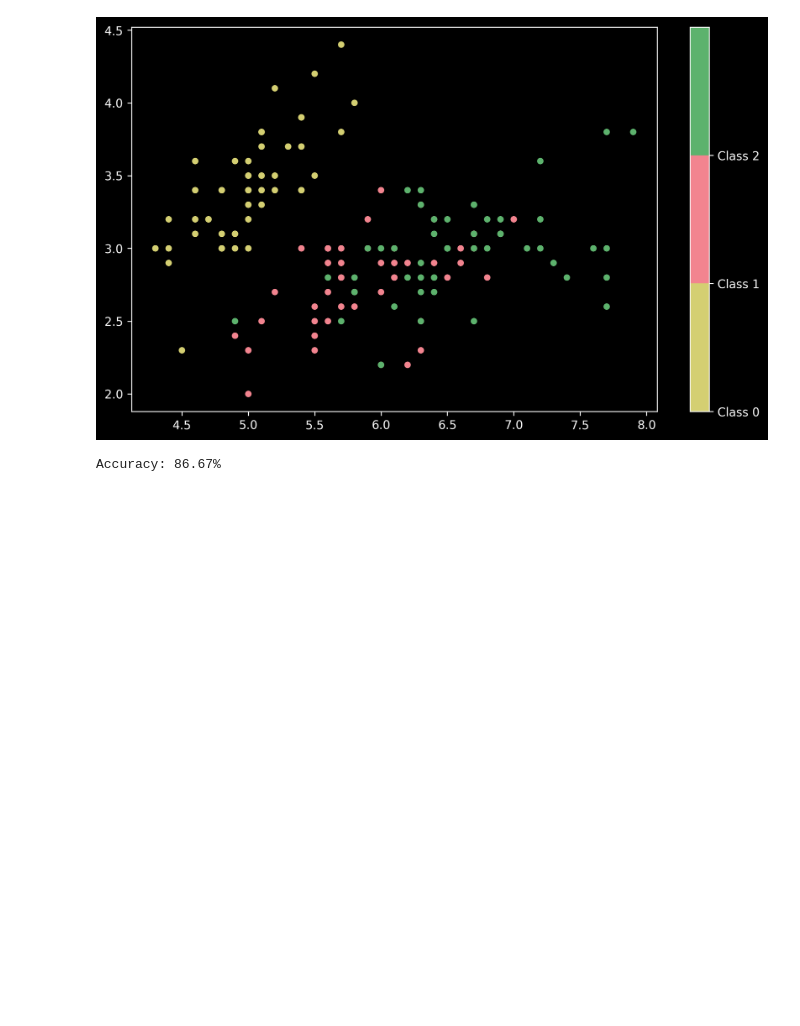
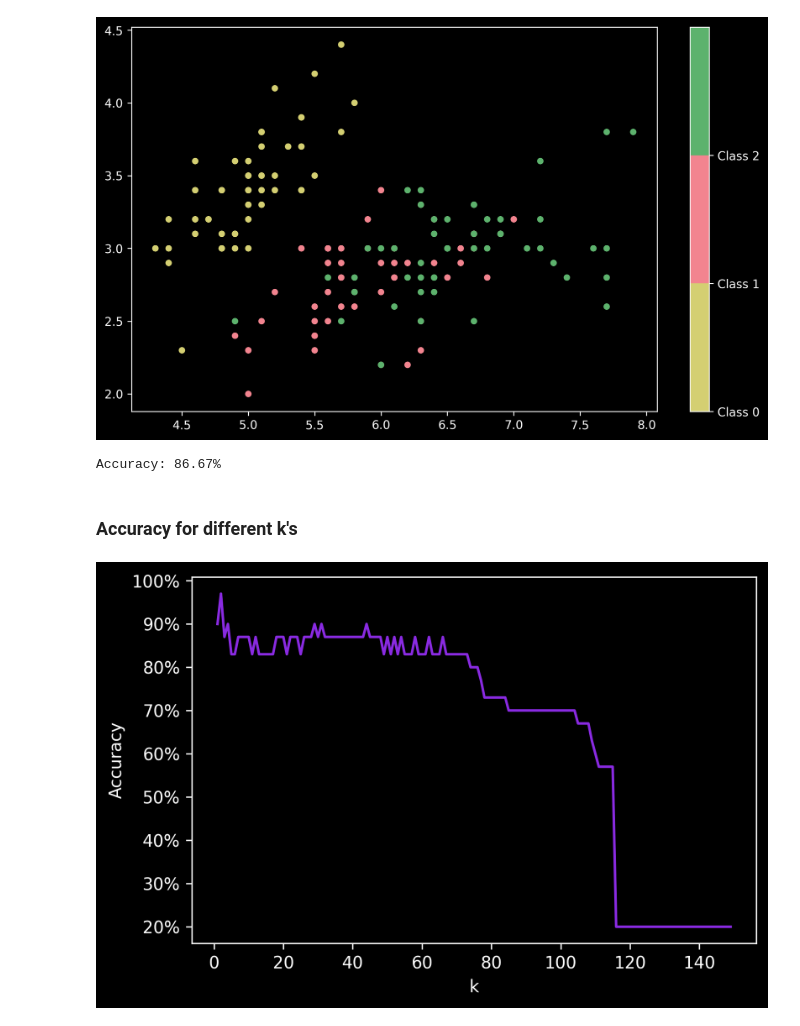
Before and after one commit to burnsac5040/ml-scratch, a Jupyter notebook: knn-scratch.ipynb, the cells around one changed output. Cells and saved outputs as stored; diff of their text form; code cells hidden in the pictures; blank space fills up the shorter version.

```diff
--- a/knn-scratch.ipynb
+++ b/knn-scratch.ipynb
@@ -14,24 +12,19 @@ from matplotlib import colors
 plt.style.use(['dark_background'])
 # %%
 class KNN:
-    def __init__(self, k=3):
-        self.k = k
-
     def fit(self, X, y):
         self.X_train = X
         self.y_train = y
 
-    def predict(self, X):
-        return np.array([self._predict(x) for x in X])
+    def predict(self, X, k):
+        self.k = k
+        return np.array([self._predict(x, self.k) for x in X])
 
-    def _predict(self, x):
-        # Calculate the distances
+    def _predict(self, x, k):
+        self.k = k
         distances = [np.sqrt(np.sum(x - x_train)**2) for x_train in self.X_train]
-        # Sort the distances up to the specified k value
         indices = np.argsort(distances)[:self.k]
-        # Get the labels of the sorted distances
         k_labels = [self.y_train[i] for i in indices]
-        # Get the most common occurence of the labels
         return np.argmax(np.bincount(k_labels))
 # %%
 iris = load_iris()
@@ -83,10 +77,27 @@ cb.set_ticklabels(['Class 0', 'Class 1', 'Class 2'])
 # %% [output]
 [figure]
 # %%
-clf = KNN(k=3)
+clf = KNN()
 clf.fit(X_train, y_train)
-y_pred = clf.predict(X_test)
+y_pred = clf.predict(X_test, k=3)
 
 print(f'Accuracy: {round((np.sum(y_pred == y_test) / len(y_test))*100, 2)}%')
 # %% [output]
 Accuracy: 86.67%
+# %% [markdown]
+### Accuracy for different k's
+# %%
+accs = {}
+
+for k in range(1, X.shape[0]):
+    y_pred = clf.predict(X_test, k=k)
+    accs[k] = round((np.sum(y_pred == y_test) / y_test.size), 2)*100
+# %%
+plt.rcParams['figure.dpi'] = 300
+plt.plot(list(accs.keys()), list(accs.values()), c='blueviolet')
+plt.xlabel('k')
+plt.ylabel('Accuracy')
+plt.yticks(ticks=np.arange(20, 101, 10),
+           labels=[f'{x}%' for x in np.arange(20, 101, 10)]);
+# %% [output]
+[figure, added]
```
Also changed, not shown: parts of 5 cells of this notebook.
